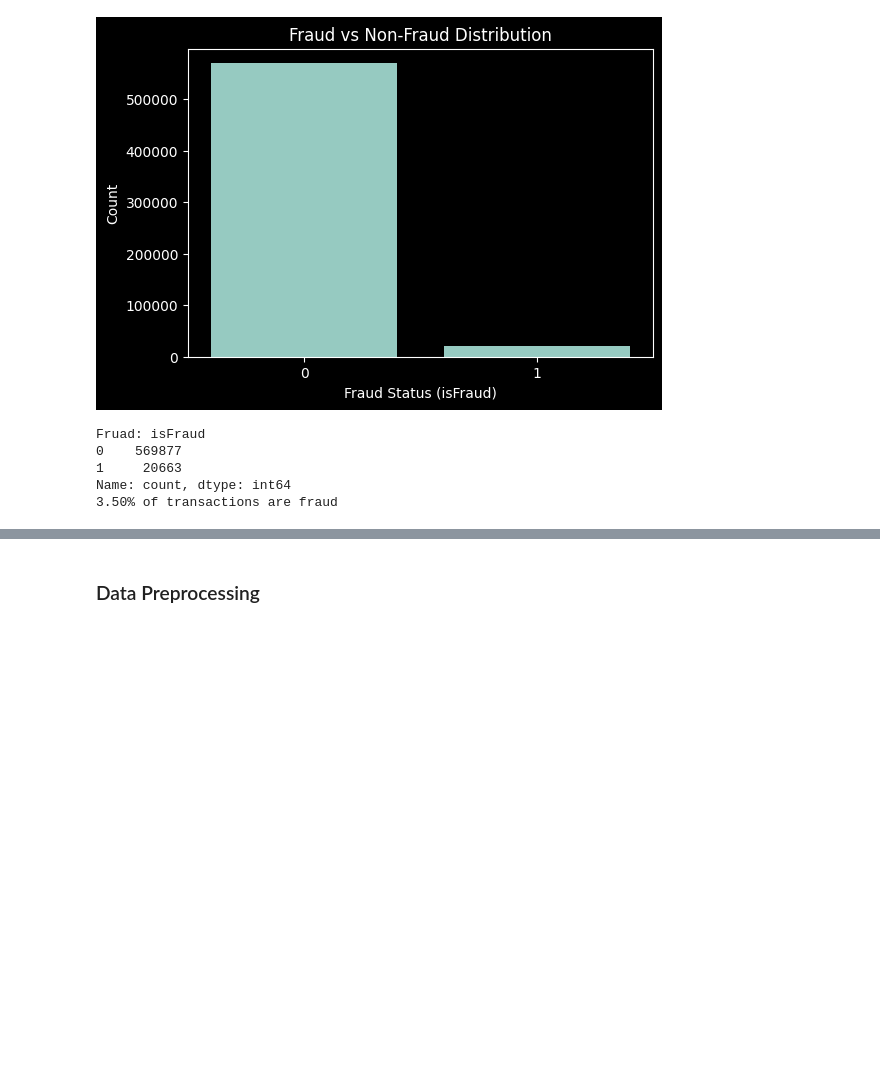
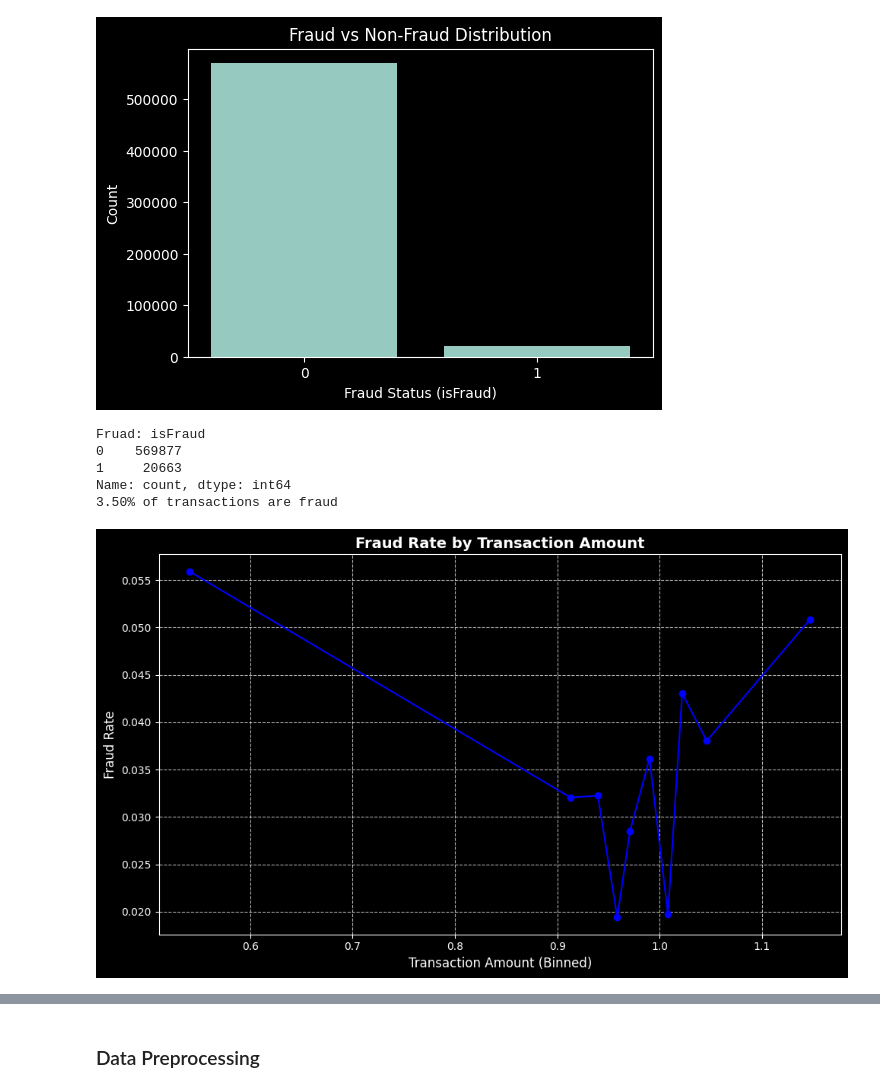
Before and after one commit to EJO72/RiskGuard, a Jupyter notebook: ModelBook.ipynb, the cells around one changed output, grey strips where cells are left out. Drawn from its saved outputs; the diff is of its cells as text; code cells hidden in the pictures; blank space fills up the shorter version.

```diff
--- a/ModelBook.ipynb
+++ b/ModelBook.ipynb
@@ -92,6 +90,21 @@ Fruad: isFraud
 1     20663
 Name: count, dtype: int64
 3.50% of transactions are fraud
+# %%
+data['TransactionAmt_bin'] = pd.qcut(data['TransactionAmt'], q=10)
+fraud_rate = data.groupby('TransactionAmt_bin')['isFraud'].mean()
+bin_centers = [interval.mid for interval in fraud_rate.index]
+
+plt.figure(figsize=(10, 6))
+plt.plot(bin_centers, fraud_rate, marker='o', linestyle='-', color='b')
+plt.title('Fraud Rate by Transaction Amount', fontsize=14, fontweight='bold')
+plt.xlabel('Transaction Amount (Binned)', fontsize=12)
+plt.ylabel('Fraud Rate', fontsize=12)
+plt.grid(axis='both', linestyle='--', alpha=0.7)
+plt.tight_layout()
+plt.show()
+# %% [output]
+[figure, added]
 # %%
 def make_heatmap(impotant_data2, impotant_data3):
 
```
Also changed, not shown: parts of 9 cells of this notebook.
